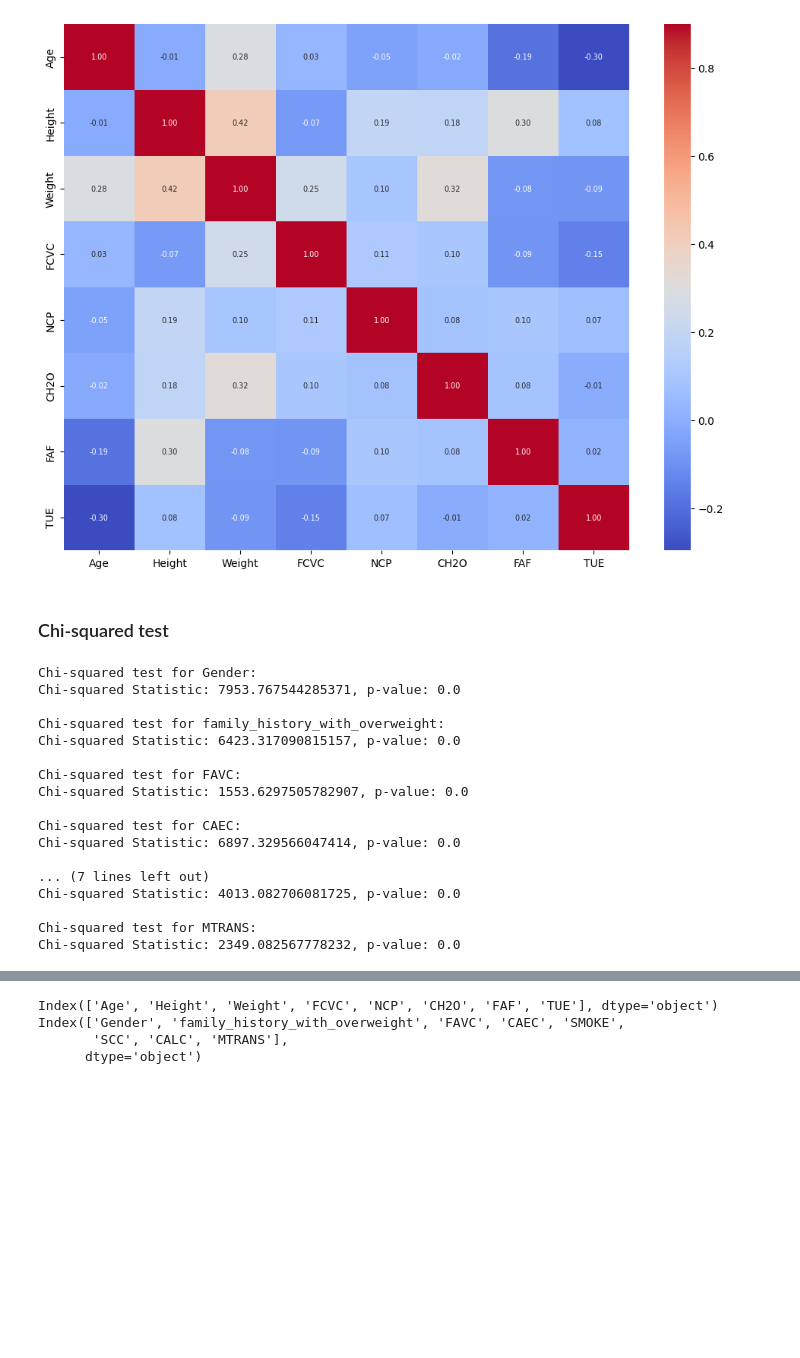
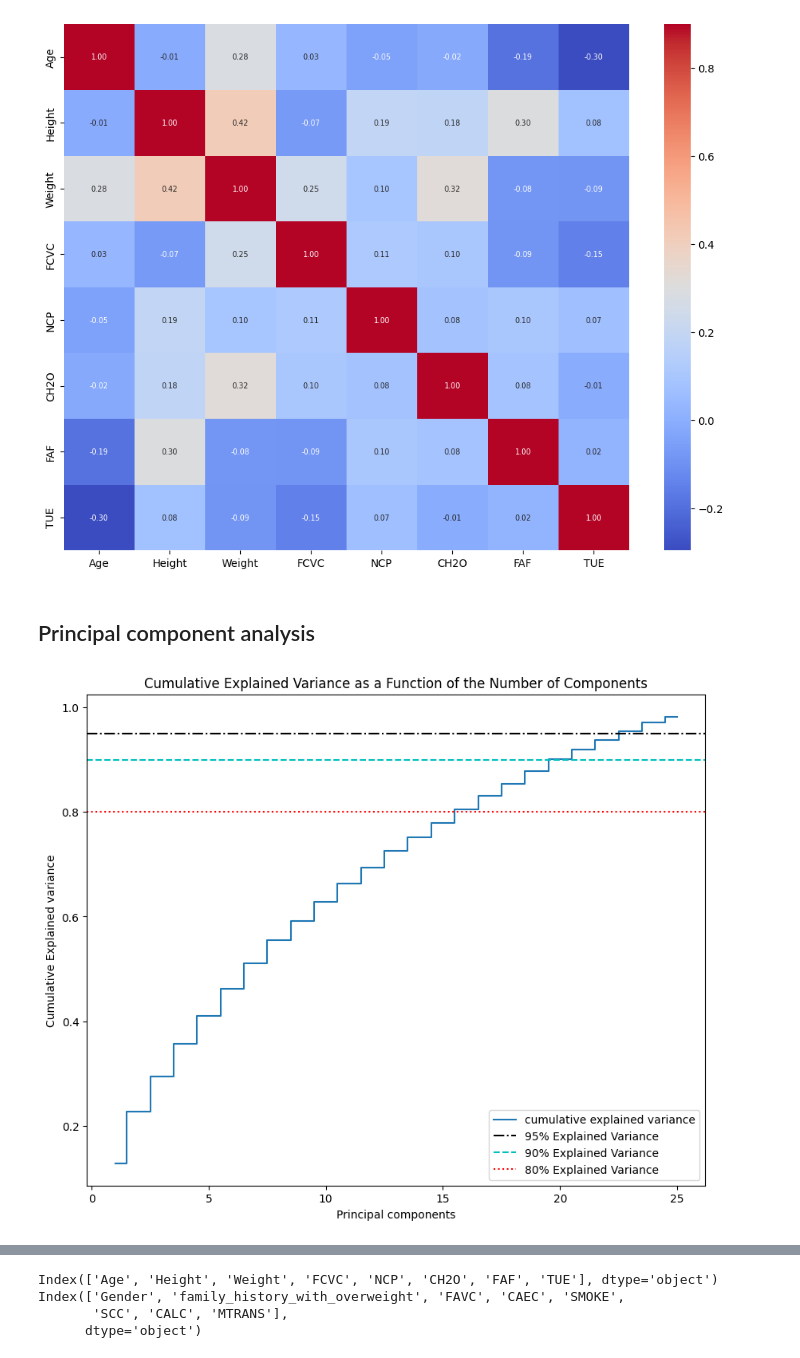
Before and after one commit to aubin4444/DS52-Obesity-Prediction, a Jupyter notebook: aubin.ipynb, the cells around one changed output, grey strips where cells are left out. Drawn from its saved outputs; the diff is of its cells as text; code cells hidden in the pictures; blank space fills up the shorter version.

```diff
--- a/aubin.ipynb
+++ b/aubin.ipynb
@@ -192,30 +192,43 @@ sns.heatmap(corrmat, vmax=0.9, annot=True, cmap='coolwarm', fmt=".2f",annot_kws=
 # %% [output]
 <Axes: >
 [figure]
-# %% [markdown]
-### Chi-squared test
-# %%
-for col in train_set.columns:
-    if train_set[col].dtype == 'object' and col != 'NObeyesdad':
-        contingency_table = pd.crosstab(train_set[col], train_set['NObeyesdad'])
-        chi2, p, dof, expected = chi2_contingency(contingency_table)
-        print(f"Chi-squared test for {col}:")
-        print(f"Chi-squared Statistic: {chi2}, p-value: {p}\n")
-# %% [output]
-Chi-squared test for Gender:
-Chi-squared Statistic: 7953.767544285371, p-value: 0.0
-
-Chi-squared test for family_history_with_overweight:
-Chi-squared Statistic: 6423.317090815157, p-value: 0.0
-
-Chi-squared test for FAVC:
-Chi-squared Statistic: 1553.6297505782907, p-value: 0.0
-
-Chi-squared test for CAEC:
-Chi-squared Statistic: 6897.329566047414, p-value: 0.0
-
-... (7 lines left out)
-Chi-squared Statistic: 4013.082706081725, p-value: 0.0
-
-Chi-squared test for MTRANS:
-Chi-squared Statistic: 2349.082567778232, p-value: 0.0
+# %% [markdown]
+## Principal component analysis
+# %%
+from sklearn.preprocessing import StandardScaler
+from sklearn.decomposition import PCA
+from sklearn.preprocessing import OneHotEncoder
+
+def pca(train_set):
+    # select categorical feature
+    categorical_cols = train_set.select_dtypes(include=['object', 'bool']).columns
+    categorical_data = train_set[categorical_cols]
+    encoded_data = pd.get_dummies(pd.DataFrame(categorical_data))
+
+    numerical_cols = train_set.select_dtypes(include=['int64', 'float64']).columns
+    numerical_data = train_set[numerical_cols]
+
+    numerical_data = numerical_data.reset_index(drop=True)
+    encoded_data = encoded_data.reset_index(drop=True)
+
+    dataset = pd.concat([numerical_data, encoded_data], axis=1)
+
+    pca = PCA(n_components=25)
+    pca_out = pca.fit(scaled_data)
+    pca_data = pca.transform(scaled_data)
+    return pca_data, pca_out
+# %%
+pca_data, pca_out = pca(train_set)
+cum_explained_var = np.cumsum(pca_out.explained_variance_ratio_)
+fig, ax = plt.subplots(1, 1, figsize=(10, 8))
+ax.set_title('Cumulative Explained Variance as a Function of the Number of Components')
+ax.set_ylabel('Cumulative Explained variance')
+ax.set_xlabel('Principal components')
+ax.step(range(1, pca_out.n_components_+1), cum_explained_var, where='mid',label='cumulative explained variance')
+ax.axhline(y = 0.95, color='k', linestyle='-.', label = '95% Explained Variance')
+ax.axhline(y = 0.90, color='c', linestyle='--', label = '90% Explained Variance')
+ax.axhline(y = 0.80, color='r', linestyle=':',  label = '80% Explained Variance')
+ax.legend(loc='best')
+plt.show()
+# %% [output]
+[figure, added]
```
Also changed, not shown: parts of 7 cells of this notebook, 2 other files.
